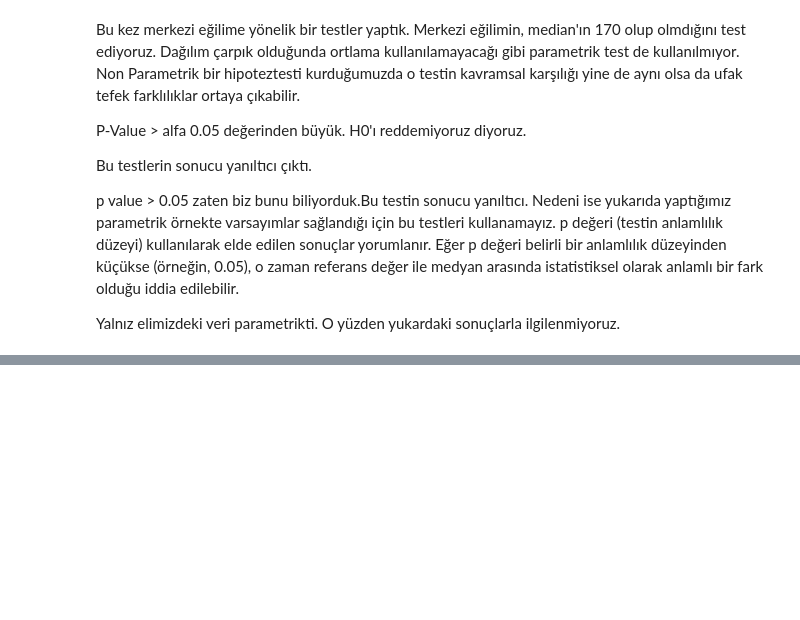
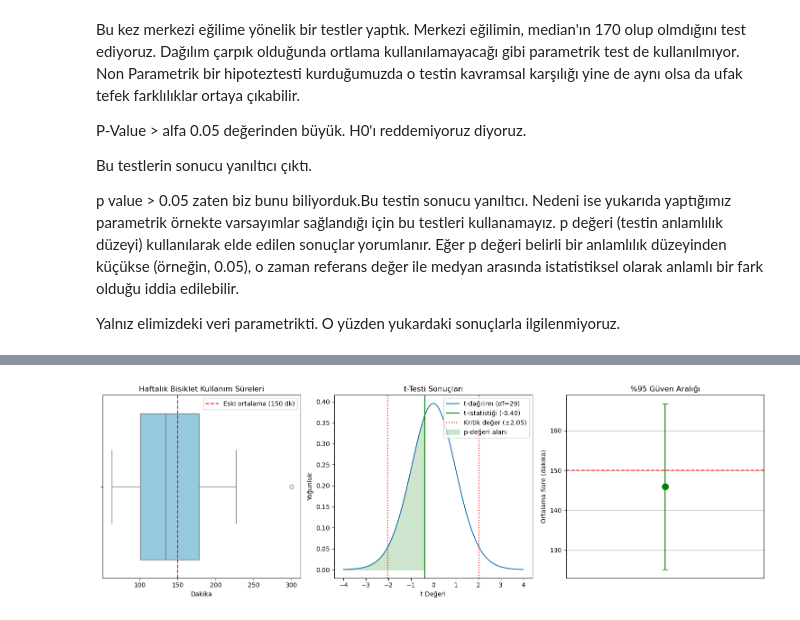
Before and after one commit to toygarpar/VeriBilimiTemelIstatistik, a Jupyter notebook: 21-tek-orneklem-t-testi.ipynb, the cells around one changed output, grey strips where cells are left out. Cells and saved outputs as stored; diff of their text form; code cells hidden in the pictures; blank space fills up the shorter version.

```diff
--- a/21-tek-orneklem-t-testi.ipynb
+++ b/21-tek-orneklem-t-testi.ipynb
@@ -457,0 +570,56 @@ Yalnız elimizdeki veri parametrikti. O yüzden yukardaki sonuçlarla ilgilenmiy
+# %%
+# --------------------------
+# GÖRSELLEŞTİRMELER
+# --------------------------
+plt.figure(figsize=(15, 5))
+
+# 1. Veri Dağılımı
+plt.subplot(1, 3, 1)
+sns.boxplot(x=yeni_veri, color='skyblue')
+plt.axvline(eski_ortalama, color='red', linestyle='--', label='Eski ortalama (150 dk)')
+plt.title('Haftalık Bisiklet Kullanım Süreleri')
+plt.xlabel('Dakika')
+plt.legend()
+
+# 2. t-Dağılımı ve Test İstatistiği
+plt.subplot(1, 3, 2)
+df = n - 1
+x = np.linspace(-4, 4, 1000)
+y = stats.t.pdf(x, df)
+plt.plot(x, y, label=f't-dağılımı (df={df})')
+plt.axvline(t_stat, color='green', linestyle='-', label=f't-istatistiği ({t_stat:.2f})')
+
+# Kritik bölge ve p-değeri
+t_critical = stats.t.ppf(1-0.025, df)
+plt.axvline(t_critical, color='red', linestyle=':', label=f'Kritik değer (±{t_critical:.2f})')
+plt.axvline(-t_critical, color='red', linestyle=':')
+
+# p-değeri alanını gölgelendirme
+if t_stat > 0:
+    p_x = np.linspace(t_stat, 4, 100)
+else:
+    p_x = np.linspace(-4, t_stat, 100)
+plt.fill_between(p_x, stats.t.pdf(p_x, df), color='green', alpha=0.2, label='p-değeri alanı')
+
+plt.title('t-Testi Sonuçları')
+plt.xlabel('t Değeri')
+plt.ylabel('Yoğunluk')
+plt.legend()
+
+# 3. Güven Aralığı
+plt.subplot(1, 3, 3)
+ci = stats.t.interval(0.95, df, loc=np.mean(yeni_veri), scale=stats.sem(yeni_veri))
+plt.errorbar(x=0, y=np.mean(yeni_veri),
+             yerr=[[np.mean(yeni_veri)-ci[0]], [ci[1]-np.mean(yeni_veri)]],
+             fmt='o', color='green', markersize=10, capsize=5)
+plt.axhline(eski_ortalama, color='red', linestyle='--')
+plt.xlim(-1, 1)
+plt.title('%95 Güven Aralığı')
+plt.ylabel('Ortalama Süre (dakika)')
+plt.xticks([])
+plt.grid(axis='y')
+
+plt.tight_layout()
+plt.show()
+# %% [output]
+[figure, added]
```
Also changed, not shown: parts of 4 cells of this notebook.
